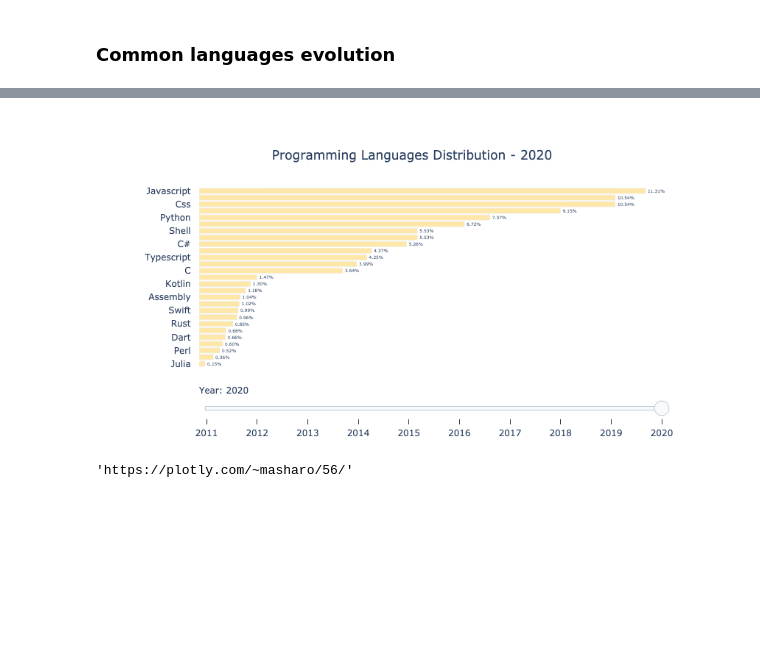
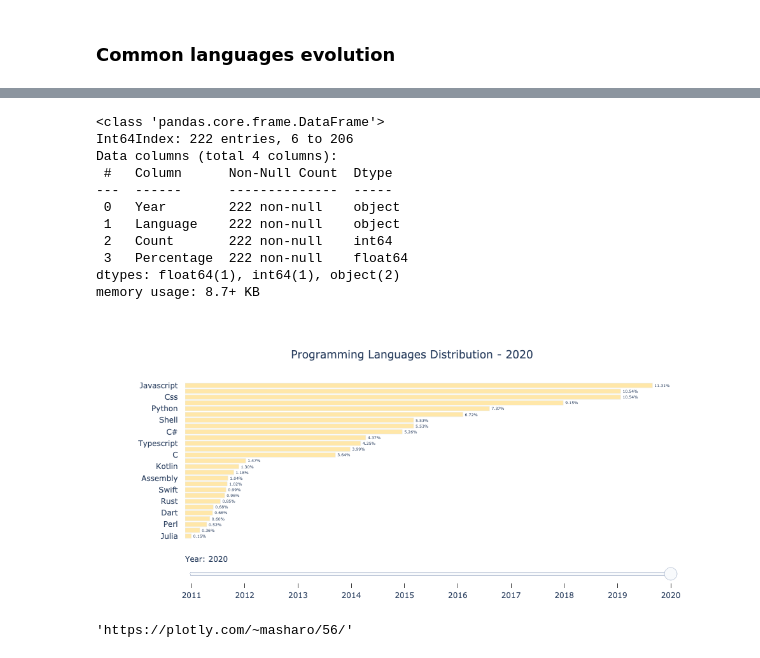
Before and after one commit to IsmaelMasharo/stack-overflow-survey-analysis, a Jupyter notebook: programming_languages_eda.ipynb, the cells around one changed output, grey strips where cells are left out. Cells and saved outputs as stored; diff of their text form; code cells hidden in the pictures; blank space fills up the shorter version.

```diff
--- a/programming_languages_eda.ipynb
+++ b/programming_languages_eda.ipynb
@@ -46 +65,8 @@ memory usage: 12.6+ MB
+# %%
+df_programming_languages = [
+    df[['year', 'programming_languages']] for df in df_explorer.datasets.values()
+    if 'programming_languages' in df.columns.tolist()
+]
+
+concat_programming_languages = pd.concat(df_programming_languages, ignore_index=True)
 # %%
@@ -56,14 +82,10 @@ df.head()
 ### Exploding programming languages feature
 Two columns: `programming_languages` and `programming_languages_other`
 # %%
-df['programming_languages']       = df.programming_languages.str.lower().str.split('/|;')
-df['programming_languages_other'] = df.programming_languages_other.str.lower().str.split('/|;')
+concat_programming_languages['programming_languages'] = concat_programming_languages.programming_languages.str.lower().str.split('/|;')
 # %%
-df_explode = df.explode('programming_languages')
+df_explode = concat_programming_languages.explode('programming_languages')
 df_explode['programming_languages'] = df_explode.programming_languages.str.strip()
-# %%
-df_explode = df_explode.explode('programming_languages_other')
-df_explode['programming_languages_other'] = df_explode.programming_languages_other.str.strip()
 # %%
 df_explode.loc[df_explode.programming_languages.str.startswith('cloud', na=False), 'programming_languages'] = 'cloud'
 # %%
@@ -278,9 +128,23 @@ langs_year.sort_values(['Year', 'Count'], ascending=True, inplace=True)
+# %%
+langs_year.info()
+# %% [output]
+<class 'pandas.core.frame.DataFrame'>
+Int64Index: 222 entries, 6 to 206
+Data columns (total 4 columns):
+ #   Column      Non-Null Count  Dtype
+---  ------      --------------  -----
+ 0   Year        222 non-null    object
+ 1   Language    222 non-null    object
+ 2   Count       222 non-null    int64
+ 3   Percentage  222 non-null    float64
+dtypes: float64(1), int64(1), object(2)
+memory usage: 8.7+ KB
 # %%
 dataset_years = list(range(2011,2021))
 
 dfs = {}
 for year in dataset_years:
-    dfs[year] = langs_year[langs_year['Year'].dt.year==year]
+    dfs[year] = langs_year[langs_year['Year']==str(year)]
 
 start_index = 9
 
@@ -327,34 +191,34 @@ for i, year in enumerate(dataset_years):
         ],
         label=str(year)
     )
     steps.append(step)
 
 sliders = [go.layout.Slider(
     active = start_index,
     currentvalue = {"prefix": "Year: "},
     transition={"duration": 300, "easing": "cubic-in-out"},
     steps = steps,
 )]
 
 layout = go.Layout(
     sliders=sliders,
     title={
         'text': "Programming Languages Distribution - 2020",
         'x': 0.5,
         'xanchor': 'center',
         'yanchor': 'top'
     },
     margin= {'l': 140}, # fix slider selector to overflow specified ticks
     plot_bgcolor='rgba(0,0,0,0)',
     xaxis={'visible': False,  'tickformat': "digit" },
     yaxis={'ticks': "outside", 'tickcolor':'white', 'ticklen': 8, }#'visible': False},
 )
 
 fig = go.Figure(data=data, layout=layout)
 
 fig.show()
 # %% [output]
-[figure, old version]
+[figure, new version]
 # %%
 py.plot(fig, filename = 'stack-overflow-languages-over-year')
 # %% [output]
```
Also changed, not shown: parts of 25 cells of this notebook, 11 other files.
